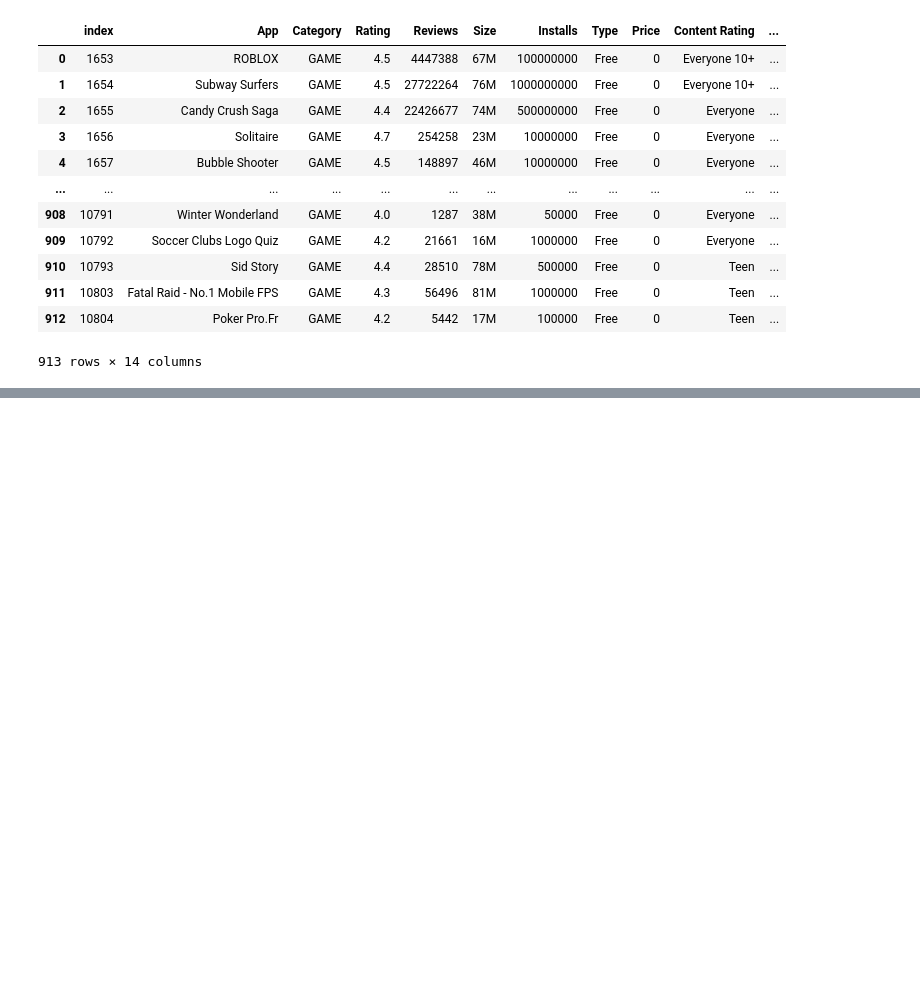
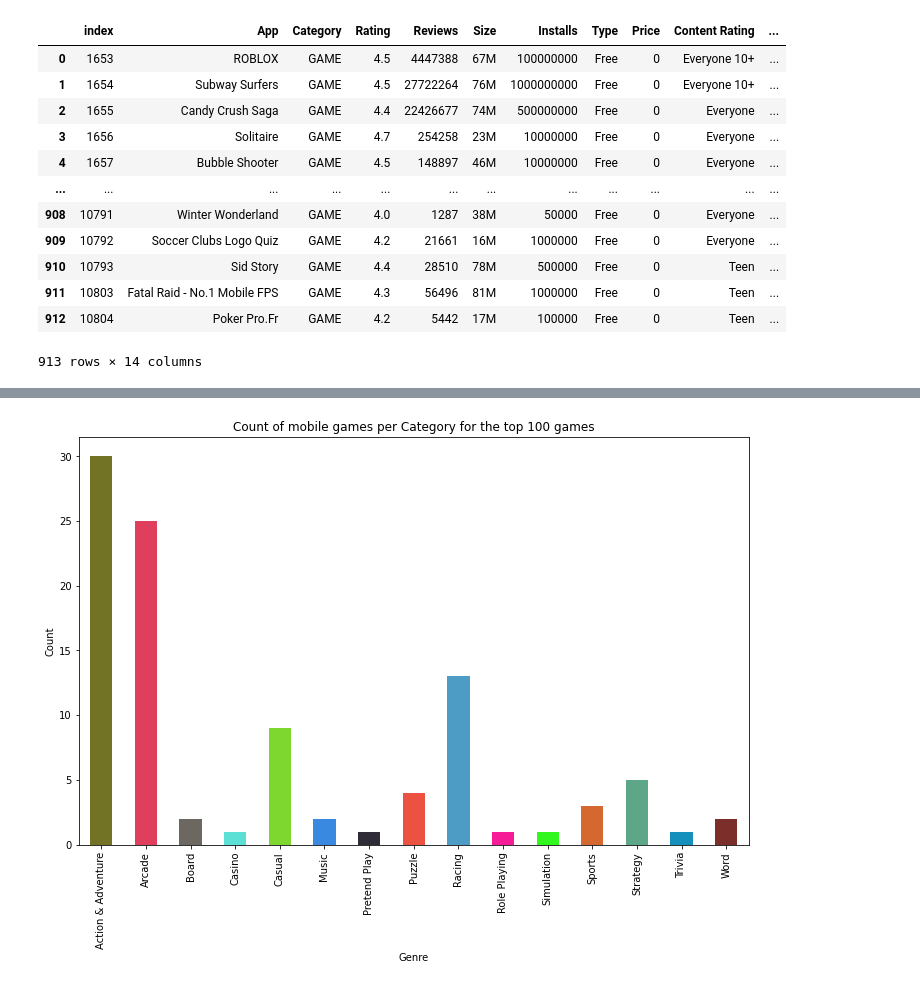
Before and after one commit to RaulMaya/iOS-vs-Android, a Jupyter notebook: Project_1_Jupyter_Notebook.ipynb, the cells around one changed output, grey strips where cells are left out. Drawn from its saved outputs; the diff is of its cells as text; code cells hidden in the pictures; blank space fills up the shorter version.

Commit message:
Added Carlos Part
Signed-off-by: carlos-hernandezortiz <carlos.hdezor@gmail.com>

```diff
--- a/Project_1_Jupyter_Notebook.ipynb
+++ b/Project_1_Jupyter_Notebook.ipynb
@@ -306,0 +315,7 @@ google_playstore_games
+# %%
+path_figures = "car_part_figs/"
+google_playstore_games=google_playstore_games.sort_values(by=["Installs"], ascending = False)
+# %%
+#Getting the top 100 games using iloc, after the google_playstore_games was sorted by installs
+hundred_games_df = google_playstore_games.iloc[0:100,:]
+hundred_games_df.head(50)
@@ -306,0 +340,6 @@ google_playstore_games
+# %%
+#For the top 100 games, we grouped by Genres to obtain the distribution by Genres of this group
+hundred_games_groupby = hundred_games_df.groupby(by="Genres")
+#Getting the count for each group, so we can graph it
+count_genres = hundred_games_groupby["Genres"].count()
+count_genres
@@ -306,0 +364,12 @@ google_playstore_games
+# %%
+#Generating a color list to display our count by Genres
+color_list = []
+for colors in range(count_genres.count()):
+    color_list.append([random.random(),random.random(),random.random()])
+#Plotting the count_genres information
+count_genres.plot(kind="bar",color=color_list,figsize=(12,7.5),title="Count of mobile games per Category for the top 100 games")
+plt.ylabel("Count")
+plt.xlabel("Genre")
+plt.savefig(path_figures+"count_category_100games_bar.png",bbox_inches='tight')
+# %% [output]
+[figure, added]
```
Also changed, not shown: parts of 41 cells of this notebook, 15 other files.
